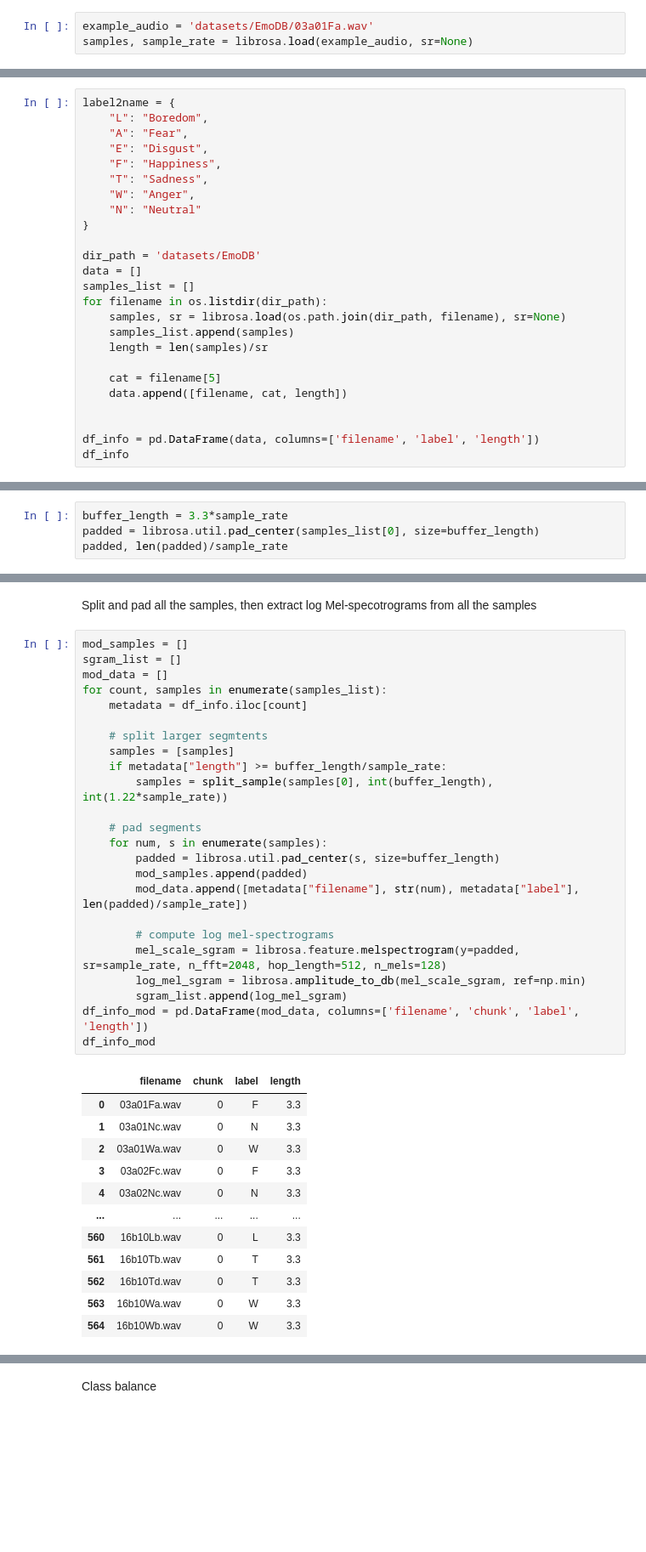
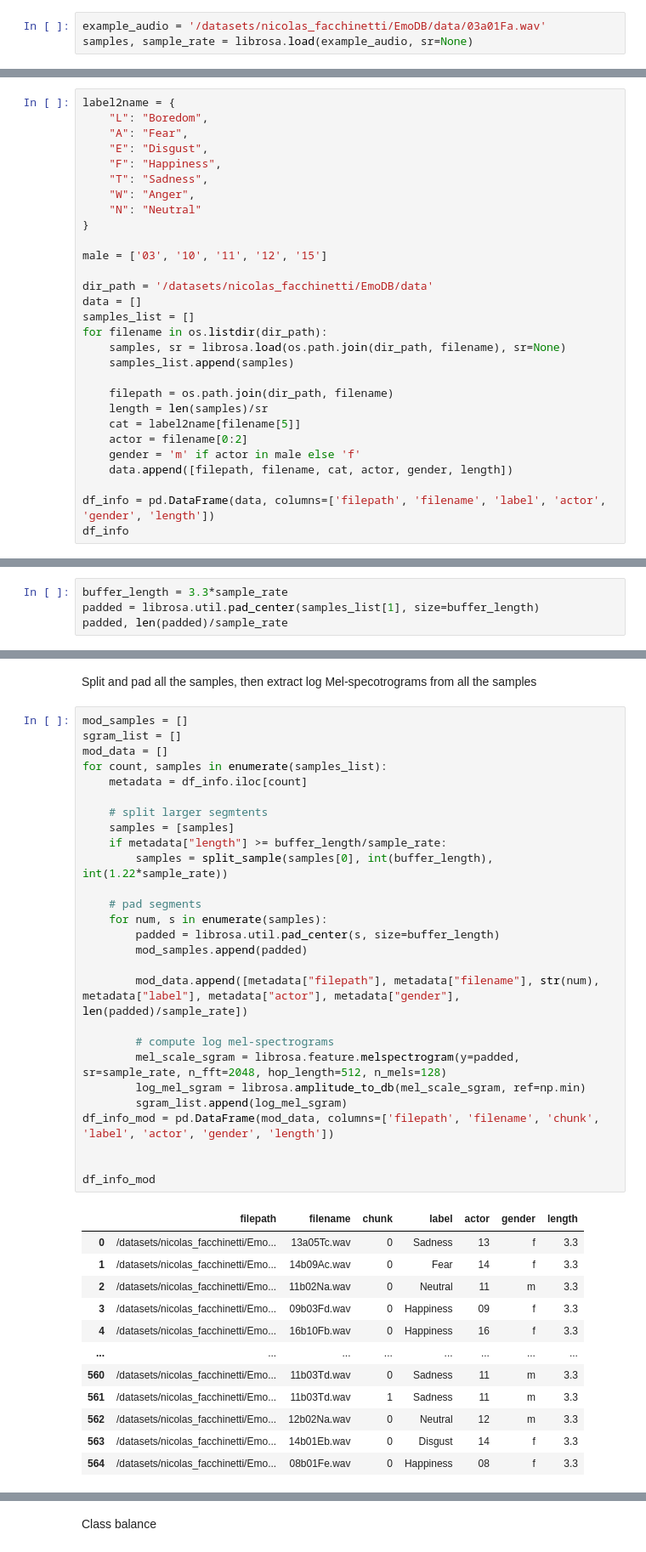
Before and after one commit to LIMUNIMI/thesis_adversarial_ml_audio, a Jupyter notebook: preprocessing_EMODB.ipynb, the cells around one changed output, grey strips where cells are left out. Shown: that part at 85% size. Drawn from its saved outputs; the diff is of its cells as text; blank space fills up the shorter version.

```diff
--- a/preprocessing_EMODB.ipynb
+++ b/preprocessing_EMODB.ipynb
@@ -8,7 +8,7 @@ import pandas as pd
 # %% [markdown]
 # Example fetures extraction
 # %%
-example_audio = 'datasets/EmoDB/03a01Fa.wav'
+example_audio = '/datasets/nicolas_facchinetti/EmoDB/data/03a01Fa.wav'
 samples, sample_rate = librosa.load(example_audio, sr=None)
 # %%
 import librosa.display
@@ -58,18 +58,22 @@ label2name = {
     "N": "Neutral"
 }
 
-dir_path = 'datasets/EmoDB'
+male = ['03', '10', '11', '12', '15']
+
+dir_path = '/datasets/nicolas_facchinetti/EmoDB/data'
 data = []
 samples_list = []
 for filename in os.listdir(dir_path):
     samples, sr = librosa.load(os.path.join(dir_path, filename), sr=None)
     samples_list.append(samples)
+
+    filepath = os.path.join(dir_path, filename)
     length = len(samples)/sr
+    cat = label2name[filename[5]]
+    actor = filename[0:2]
+    gender = 'm' if actor in male else 'f'
+    data.append([filepath, filename, cat, actor, gender, length])
 
-    cat = filename[5]
-    data.append([filename, cat, length])
-
-
-df_info = pd.DataFrame(data, columns=['filename', 'label', 'length'])
+df_info = pd.DataFrame(data, columns=['filepath', 'filename', 'label', 'actor', 'gender', 'length'])
 df_info
 # %% [output]
@@ -111,6 +115,6 @@ samples_list[0], len(samples_list[0])/sample_rate
 # %%
 buffer_length = 3.3*sample_rate
-padded = librosa.util.pad_center(samples_list[0], size=buffer_length)
+padded = librosa.util.pad_center(samples_list[1], size=buffer_length)
 padded, len(padded)/sample_rate
 # %% [output]
 (array([0., 0., 0., ..., 0., 0., 0.], dtype=float32), 3.3)
@@ -153,37 +155,40 @@ Split and pad all the samples, then extract log Mel-specotrograms from all the s
 # %%
 mod_samples = []
 sgram_list = []
 mod_data = []
 for count, samples in enumerate(samples_list):
     metadata = df_info.iloc[count]
 
     # split larger segmtents
     samples = [samples]
     if metadata["length"] >= buffer_length/sample_rate:
         samples = split_sample(samples[0], int(buffer_length), int(1.22*sample_rate))
 
     # pad segments
     for num, s in enumerate(samples):
         padded = librosa.util.pad_center(s, size=buffer_length)
         mod_samples.append(padded)
-        mod_data.append([metadata["filename"], str(num), metadata["label"], len(padded)/sample_rate])
+
+        mod_data.append([metadata["filepath"], metadata["filename"], str(num), metadata["label"], metadata["actor"], metadata["gender"], len(padded)/sample_rate])
 
         # compute log mel-spectrograms
         mel_scale_sgram = librosa.feature.melspectrogram(y=padded, sr=sample_rate, n_fft=2048, hop_length=512, n_mels=128)
         log_mel_sgram = librosa.amplitude_to_db(mel_scale_sgram, ref=np.min)
         sgram_list.append(log_mel_sgram)
-df_info_mod = pd.DataFrame(mod_data, columns=['filename', 'chunk', 'label', 'length'])
+df_info_mod = pd.DataFrame(mod_data, columns=['filepath', 'filename', 'chunk', 'label', 'actor', 'gender', 'length'])
+
+
 df_info_mod
 # %% [output]
-|  | filename | chunk | label | length |
-| 0 | 03a01Fa.wav | 0 | F | 3.3 |
-| 1 | 03a01Nc.wav | 0 | N | 3.3 |
-| 2 | 03a01Wa.wav | 0 | W | 3.3 |
-| 3 | 03a02Fc.wav | 0 | F | 3.3 |
-| 4 | 03a02Nc.wav | 0 | N | 3.3 |
-| ... | ... | ... | ... | ... |
-| 560 | 16b10Lb.wav | 0 | L | 3.3 |
-| 561 | 16b10Tb.wav | 0 | T | 3.3 |
-| 562 | 16b10Td.wav | 0 | T | 3.3 |
-| 563 | 16b10Wa.wav | 0 | W | 3.3 |
-| 564 | 16b10Wb.wav | 0 | W | 3.3 |
+|  | filepath | filename | chunk | label | actor | gender | length |
+| 0 | /datasets/nicolas_facchinetti/Emo... | 13a05Tc.wav | 0 | Sadness | 13 | f | 3.3 |
+| 1 | /datasets/nicolas_facchinetti/Emo... | 14b09Ac.wav | 0 | Fear | 14 | f | 3.3 |
+| 2 | /datasets/nicolas_facchinetti/Emo... | 11b02Na.wav | 0 | Neutral | 11 | m | 3.3 |
+| 3 | /datasets/nicolas_facchinetti/Emo... | 09b03Fd.wav | 0 | Happiness | 09 | f | 3.3 |
+| 4 | /datasets/nicolas_facchinetti/Emo... | 16b10Fb.wav | 0 | Happiness | 16 | f | 3.3 |
+| ... | ... | ... | ... | ... | ... | ... | ... |
+| 560 | /datasets/nicolas_facchinetti/Emo... | 11b03Td.wav | 0 | Sadness | 11 | m | 3.3 |
+| 561 | /datasets/nicolas_facchinetti/Emo... | 11b03Td.wav | 1 | Sadness | 11 | m | 3.3 |
+| 562 | /datasets/nicolas_facchinetti/Emo... | 12b02Na.wav | 0 | Neutral | 12 | m | 3.3 |
+| 563 | /datasets/nicolas_facchinetti/Emo... | 14b01Eb.wav | 0 | Disgust | 14 | f | 3.3 |
+| 564 | /datasets/nicolas_facchinetti/Emo... | 08b01Fe.wav | 0 | Happiness | 08 | f | 3.3 |
```
Also changed, not shown: parts of 25 cells of this notebook, 1 other file.
